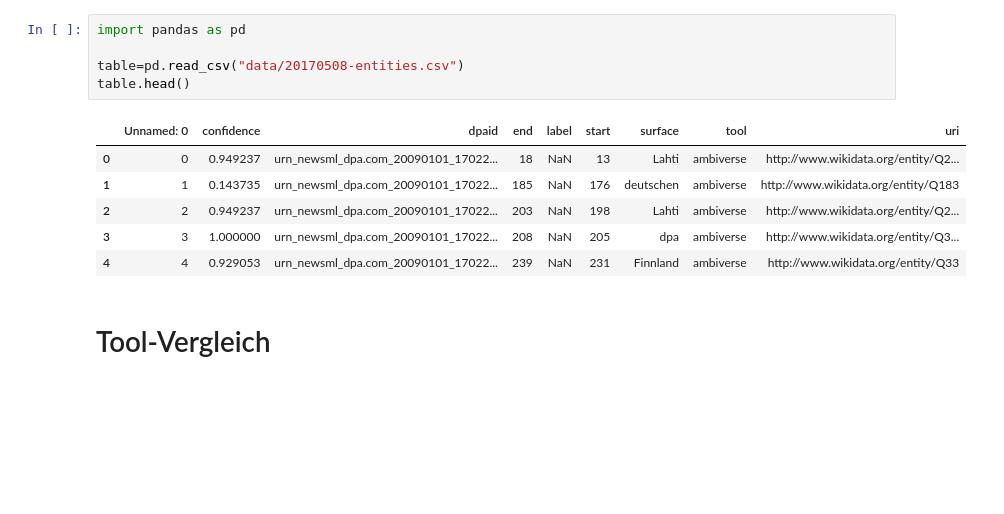
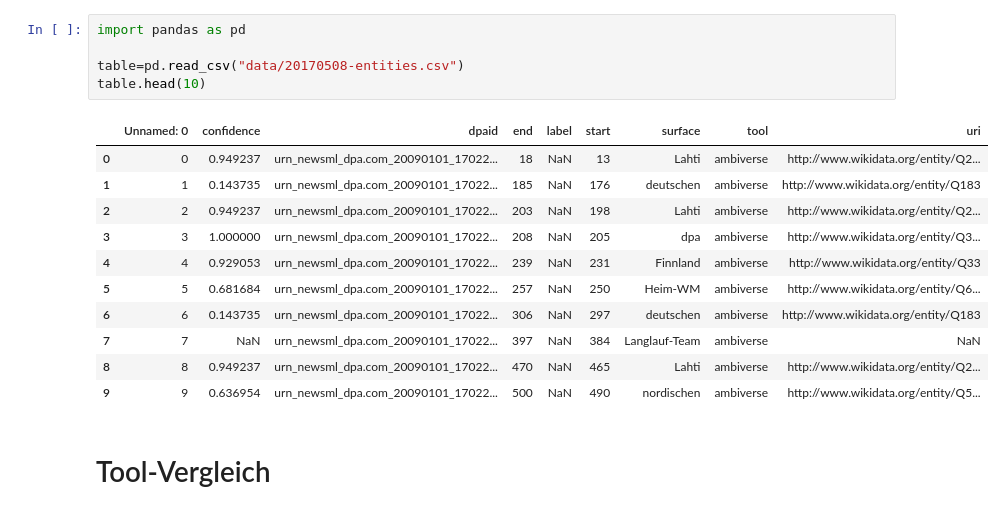
Before and after one commit to alex-gaus/nex-analysis, a Jupyter notebook: Versuch1.ipynb, the cells around one changed output. Drawn from its saved outputs; the diff is of its cells as text; blank space fills up the shorter version.

```diff
--- a/Versuch1.ipynb
+++ b/Versuch1.ipynb
@@ -1,15 +1,20 @@
 # %%
 import pandas as pd
 
 table=pd.read_csv("data/20170508-entities.csv")
-table.head()
+table.head(10)
 # %% [output]
 |  | Unnamed: 0 | confidence | dpaid | end | label | start | surface | tool | uri |
 | 0 | 0 | 0.949237 | urn_newsml_dpa.com_20090101_17022... | 18 | NaN | 13 | Lahti | ambiverse | http://www.wikidata.org/entity/Q2... |
 | 1 | 1 | 0.143735 | urn_newsml_dpa.com_20090101_17022... | 185 | NaN | 176 | deutschen | ambiverse | http://www.wikidata.org/entity/Q183 |
 | 2 | 2 | 0.949237 | urn_newsml_dpa.com_20090101_17022... | 203 | NaN | 198 | Lahti | ambiverse | http://www.wikidata.org/entity/Q2... |
 | 3 | 3 | 1.000000 | urn_newsml_dpa.com_20090101_17022... | 208 | NaN | 205 | dpa | ambiverse | http://www.wikidata.org/entity/Q3... |
 | 4 | 4 | 0.929053 | urn_newsml_dpa.com_20090101_17022... | 239 | NaN | 231 | Finnland | ambiverse | http://www.wikidata.org/entity/Q33 |
+| 5 | 5 | 0.681684 | urn_newsml_dpa.com_20090101_17022... | 257 | NaN | 250 | Heim-WM | ambiverse | http://www.wikidata.org/entity/Q6... |
+| 6 | 6 | 0.143735 | urn_newsml_dpa.com_20090101_17022... | 306 | NaN | 297 | deutschen | ambiverse | http://www.wikidata.org/entity/Q183 |
+| 7 | 7 | NaN | urn_newsml_dpa.com_20090101_17022... | 397 | NaN | 384 | Langlauf-Team | ambiverse | NaN |
+| 8 | 8 | 0.949237 | urn_newsml_dpa.com_20090101_17022... | 470 | NaN | 465 | Lahti | ambiverse | http://www.wikidata.org/entity/Q2... |
+| 9 | 9 | 0.636954 | urn_newsml_dpa.com_20090101_17022... | 500 | NaN | 490 | nordischen | ambiverse | http://www.wikidata.org/entity/Q5... |
 # %% [markdown]
 # Tool-Vergleich
 # %%
```
